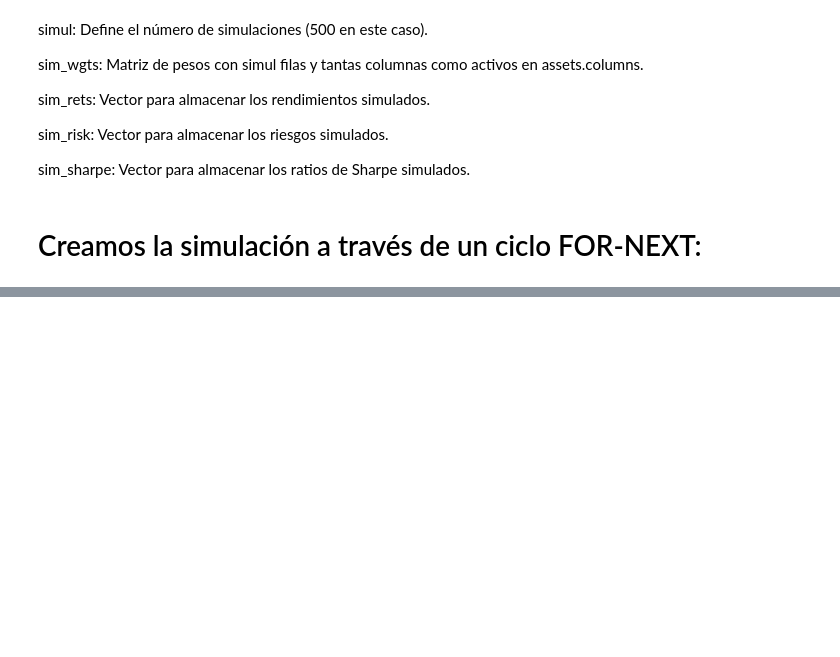
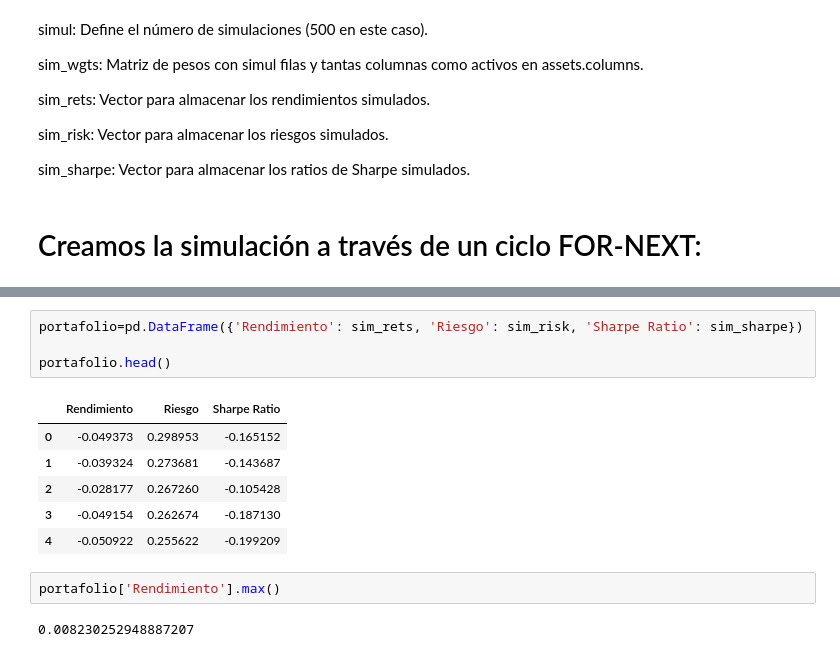
Before and after one commit to betospike/CORRELACION_ACTIVOS, a Jupyter notebook: Correlacion_de_activos.ipynb, the cells around one changed output, grey strips where cells are left out. Saved outputs shown, nothing was run; the diff lists cells and outputs as text; blank space fills up the shorter version.

```diff
--- a/Correlacion_de_activos.ipynb
+++ b/Correlacion_de_activos.ipynb
@@ -1288,0 +1323,15 @@ for i in sim_wgts:
+# %%
+portafolio=pd.DataFrame({'Rendimiento': sim_rets, 'Riesgo': sim_risk, 'Sharpe Ratio': sim_sharpe})
+
+portafolio.head()
+# %% [output]
+|  | Rendimiento | Riesgo | Sharpe Ratio |
+| 0 | -0.049373 | 0.298953 | -0.165152 |
+| 1 | -0.039324 | 0.273681 | -0.143687 |
+| 2 | -0.028177 | 0.267260 | -0.105428 |
+| 3 | -0.049154 | 0.262674 | -0.187130 |
+| 4 | -0.050922 | 0.255622 | -0.199209 |
+# %%
+portafolio['Rendimiento'].max()
+# %% [output]
+0.008230252948887207
```
Also changed, not shown: parts of 31 cells of this notebook, 1 other file.
